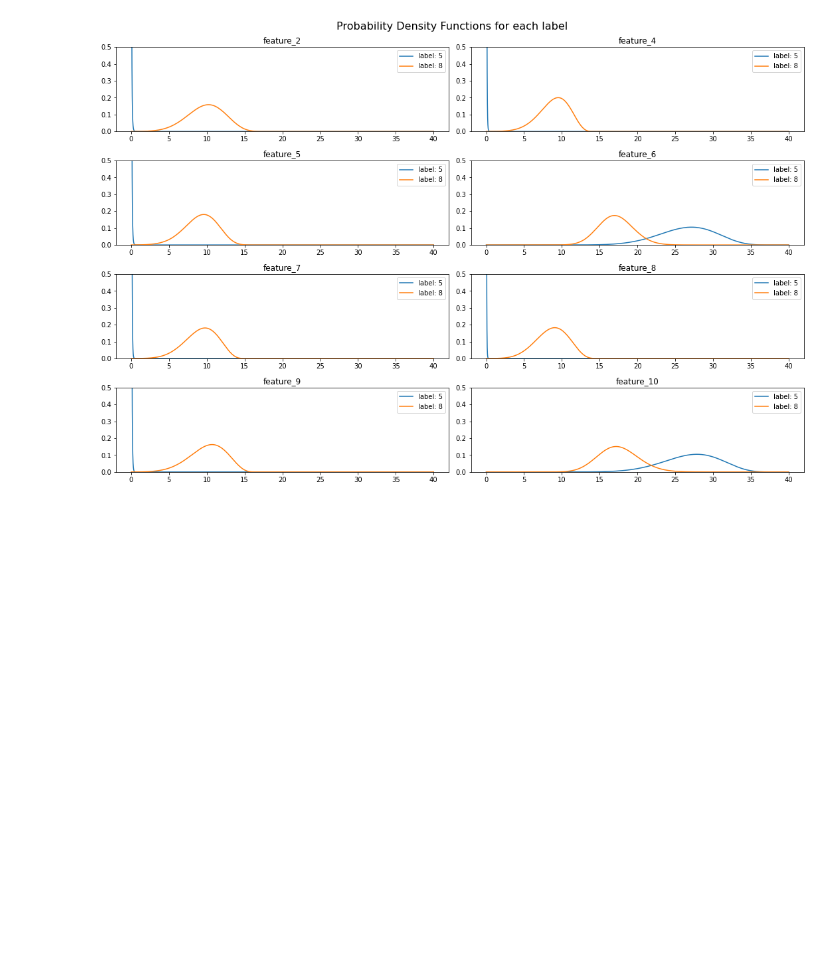
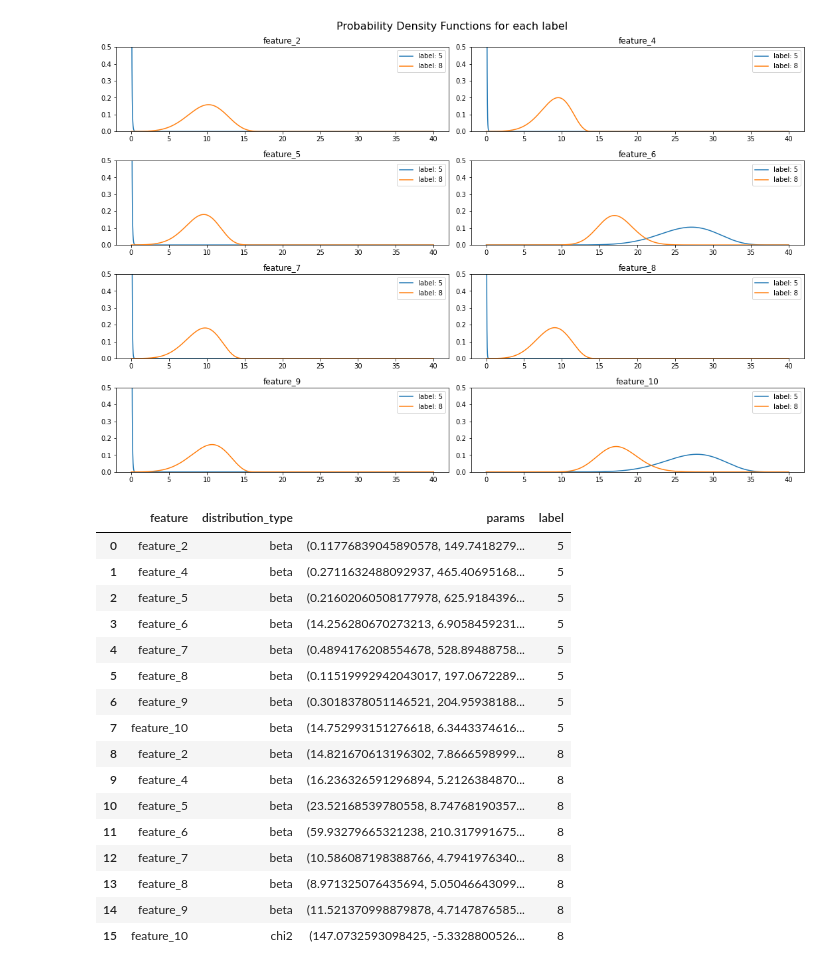
Before and after one commit to jnshzk/CCM_project, a Jupyter notebook: distributions.ipynb, the cells around one changed output. Drawn from its saved outputs; the diff is of its cells as text; code cells hidden in the pictures; blank space fills up the shorter version.

```diff
--- a/distributions.ipynb
+++ b/distributions.ipynb
@@ -218,3 +218,39 @@ plt.tight_layout()
 plt.show()
 # %% [output]
 [figure]
+# %%
+#save best fitting distributions and parameters to csv
+
+feature_dists_5_df = pd.DataFrame(feature_distributions_5).T
+feature_dists_5_df['label'] = 5
+
+feature_dists_8_df = pd.DataFrame(feature_distributions_8).T
+feature_dists_8_df['label'] = 8
+
+feature_dists_df = pd.concat([feature_dists_5_df, feature_dists_8_df])
+feature_dists_df = feature_dists_df.reset_index()
+feature_dists_df = feature_dists_df.rename(columns={'index':'feature',
+                                                    0:'distribution_type',
+                                                    1:'params'})
+
+feature_dists_df.to_csv('feature_dists_df.csv')
+
+feature_dists_df
+# %% [output]
+|  | feature | distribution_type | params | label |
+| 0 | feature_2 | beta | (0.11776839045890578, 149.7418279... | 5 |
+| 1 | feature_4 | beta | (0.2711632488092937, 465.40695168... | 5 |
+| 2 | feature_5 | beta | (0.21602060508177978, 625.9184396... | 5 |
+| 3 | feature_6 | beta | (14.256280670273213, 6.9058459231... | 5 |
+| 4 | feature_7 | beta | (0.4894176208554678, 528.89488758... | 5 |
+| 5 | feature_8 | beta | (0.11519992942043017, 197.0672289... | 5 |
+| 6 | feature_9 | beta | (0.3018378051146521, 204.95938188... | 5 |
+| 7 | feature_10 | beta | (14.752993151276618, 6.3443374616... | 5 |
+| 8 | feature_2 | beta | (14.821670613196302, 7.8666598999... | 8 |
+| 9 | feature_4 | beta | (16.236326591296894, 5.2126384870... | 8 |
+| 10 | feature_5 | beta | (23.52168539780558, 8.74768190357... | 8 |
+| 11 | feature_6 | beta | (59.93279665321238, 210.317991675... | 8 |
+| 12 | feature_7 | beta | (10.586087198388766, 4.7941976340... | 8 |
+| 13 | feature_8 | beta | (8.971325076435694, 5.05046643099... | 8 |
+| 14 | feature_9 | beta | (11.521370998879878, 4.7147876585... | 8 |
+| 15 | feature_10 | chi2 | (147.0732593098425, -5.3328800526... | 8 |
```
Also changed, not shown: 2 other files.
